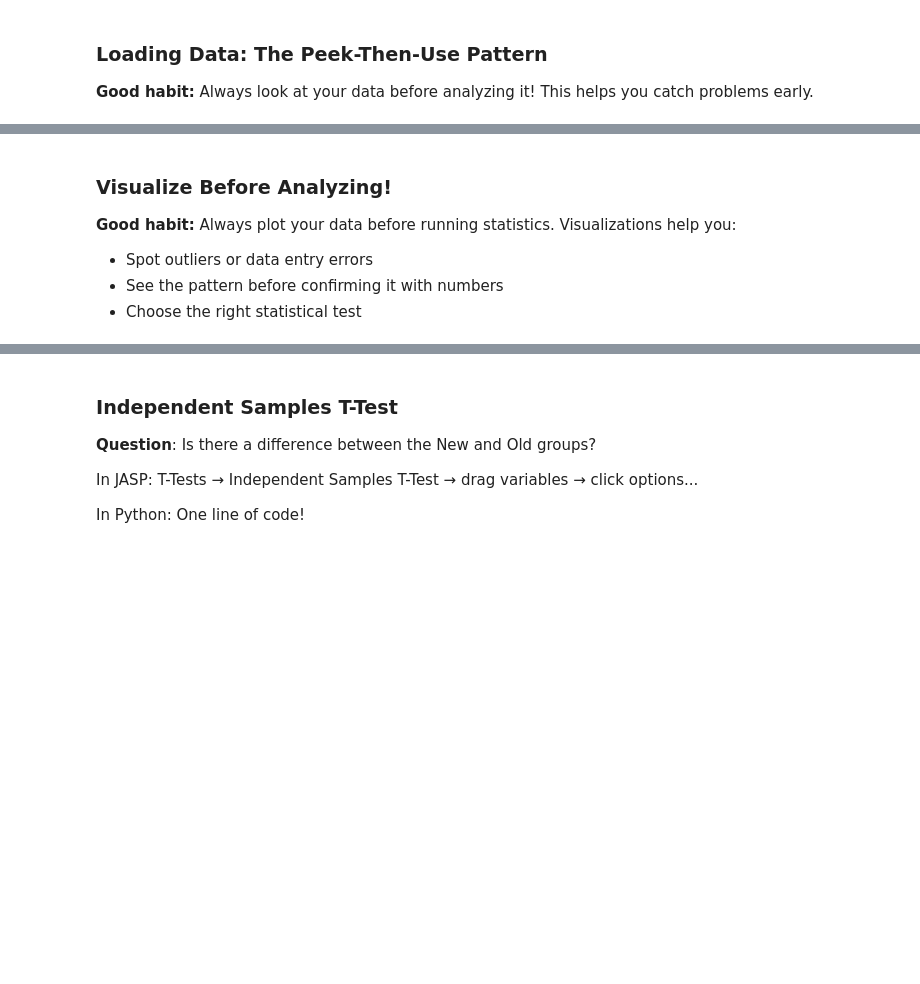
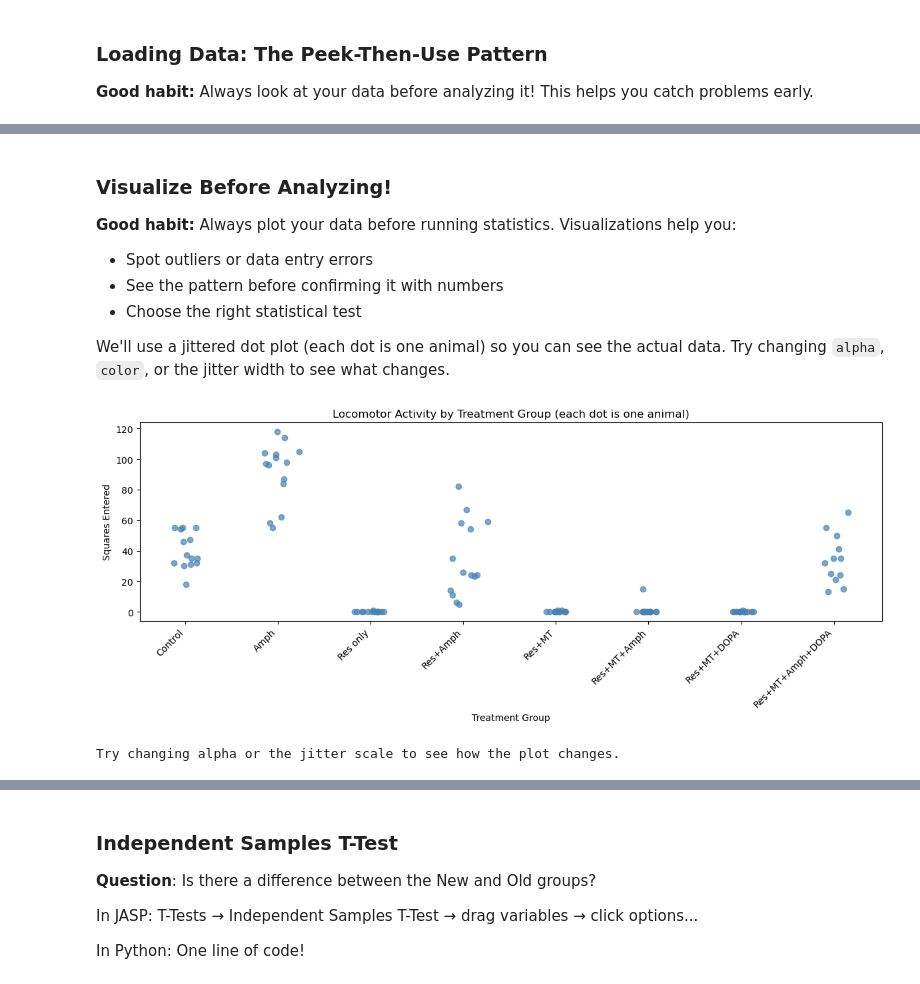
Before and after one commit to cmahlen/python-stats-demo, a Jupyter notebook: Python_vs_JASP_Lab.ipynb, the cells around one changed output, grey strips where cells are left out. Saved outputs shown, nothing was run; the diff lists cells and outputs as text; code cells hidden in the pictures; blank space fills up the shorter version.

```diff
--- a/Python_vs_JASP_Lab.ipynb
+++ b/Python_vs_JASP_Lab.ipynb
@@ -71,20 +92,36 @@ print(f"\nGroups in the data: {anova_df['Group'].unique()}")
 # %% [markdown]
+
 ### Visualize Before Analyzing!
 
 **Good habit:** Always plot your data before running statistics. Visualizations help you:
 - Spot outliers or data entry errors
 - See the pattern before confirming it with numbers
 - Choose the right statistical test
+
+We'll use a jittered dot plot (each dot is one animal) so you can see the actual data.
+Try changing `alpha`, `color`, or the jitter width to see what changes.
 # %%
-# Step 5: Visualize the data — immediate payoff!
+
+# Step 5: Set a consistent group order (we will reuse this later)
+group_order = ['Control', 'Amph', 'Res only', 'Res+Amph', 'Res+MT', 'Res+MT+Amph', 'Res+MT+DOPA', 'Res+MT+Amph+DOPA']
+
+# Step 6: Visualize the data with a jittered dot plot (each dot is one animal)
 plt.figure(figsize=(12, 5))
-anova_df.boxplot(column='Squares entered', by='Group', rot=45)
-plt.title('Locomotor Activity by Treatment Group')
-plt.suptitle('')  # Remove the automatic title pandas adds
+
+for i, group in enumerate(group_order):
+    y = anova_df.loc[anova_df['Group'] == group, 'Squares entered']
+    x = np.random.normal(loc=i, scale=0.08, size=len(y))  # jitter so points do not overlap
+    plt.scatter(x, y, alpha=0.7, color='steelblue')
+
+plt.xticks(range(len(group_order)), group_order, rotation=45, ha='right')
 plt.ylabel('Squares Entered')
 plt.xlabel('Treatment Group')
+plt.title('Locomotor Activity by Treatment Group (each dot is one animal)')
 plt.tight_layout()
 plt.show()
 
-print("What patterns do you notice? Which groups look different from Control?")
+print("Try changing alpha or the jitter scale to see how the plot changes.")
+# %% [output]
+[figure, added]
+Try changing alpha or the jitter scale to see how the plot changes.
 # %%
```
Also changed, not shown: parts of 38 cells of this notebook, 2 other files.
